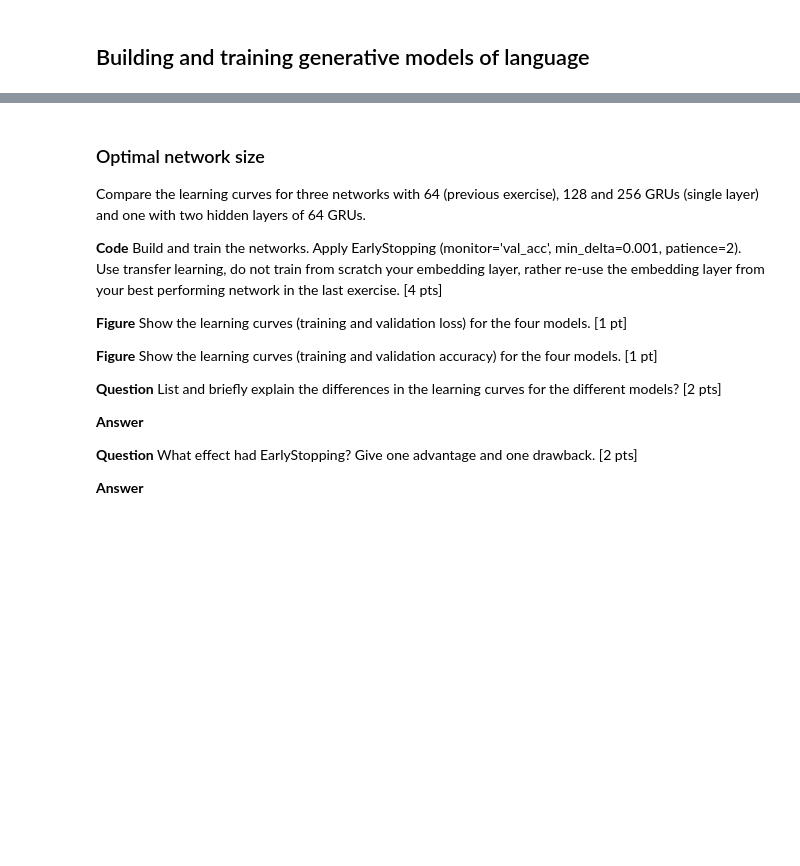
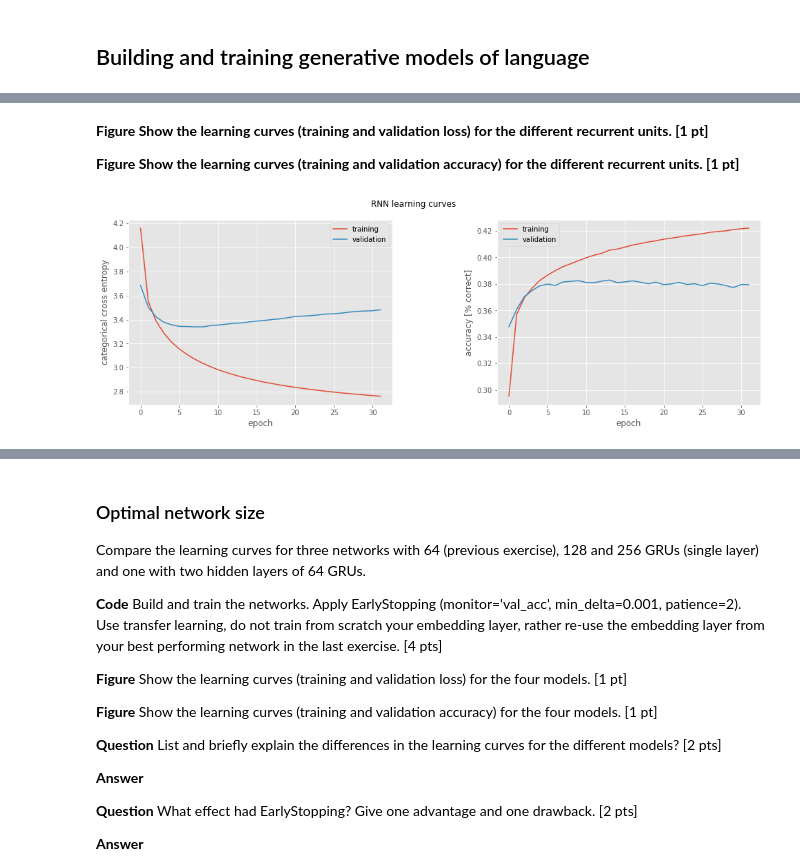
Before and after one commit to devavratTomar/ann_proj2, a Jupyter notebook: miniproject2_ChatBot.ipynb, the cells around one changed output, grey strips where cells are left out. Cells and saved outputs as stored; diff of their text form; code cells hidden in the pictures; blank space fills up the shorter version.

```diff
--- a/miniproject2_ChatBot.ipynb
+++ b/miniproject2_ChatBot.ipynb
@@ -422,13 +484,19 @@ Now is a good time to save your data (end of processing). An example code using
 # %%
 import pickle
 
-#save
-# with open("data.pkl", "wb") as file:
-#     pickle.dump([filtered_conversations, filtered_dict, dict_mapping, std_sentences], file)
+def save_data():
+    #save
+    with open("data.pkl", "wb") as file:
+        pickle.dump([filtered_conversations, filtered_dict, dict_mapping, std_sentences], file)
 
-#load
-with open("data.pkl", "rb") as file:
-    [filtered_conversations, filtered_dict, dict_mapping, std_sentences] = pickle.load(file)
+def load_data():
+    #load
+    with open("data.pkl", "rb") as file:
+         return pickle.load(file)
+
+#save_data()
+
+[filtered_conversations, filtered_dict, dict_mapping, std_sentences] = load_data()
 # %% [markdown]
 ## Building and training generative models of language
 # %% [markdown]
@@ -554,5 +585,0 @@ E['RNN'].shape
-# %%
-#load
-with open("RNNmodel_"+str(embedding_size)+'_'+str(hidden_size)+"_log.pkl", "rb") as file:
-    RNNmodel_log = pickle.load(file)
-RNNmodel = load_model("RNNmodel_"+str(embedding_size)+'_'+str(hidden_size))
@@ -558,0 +724,6 @@ RNNmodel = load_model("RNNmodel_"+str(embedding_size)+'_'+str(hidden_size))
+# %%
+def load_model_logs(model_path):
+    #load RNN Model
+    with open(model_path, "rb") as file:
+        RNNmodel_log = pickle.load(file)
+    return RNNmodel_log
@@ -558,0 +799,13 @@ RNNmodel = load_model("RNNmodel_"+str(embedding_size)+'_'+str(hidden_size))
+# %% [markdown]
+<b>Figure Show the learning curves (training and validation loss) for the different recurrent units. [1 pt] </b>
+
+<b>Figure Show the learning curves (training and validation accuracy) for the different recurrent units. [1 pt] </b>
+# %%
+# read saved logs
+RRN_logs  = load_model_logs("RNNmodel_128_64_1_log.pkl")
+GRU_logs  = load_model_logs("GRUmodel_128_64_1_log.pkl")
+LSTM_logs = load_model_logs("LSTMmodel_128_64_1_log.pkl")
+# %%
+fig_RNN = plot_history(RRN_logs, "RNN learning curves")
+# %% [output]
+[figure, added]
```
Also changed, not shown: parts of 78 cells of this notebook, 12 other files.
